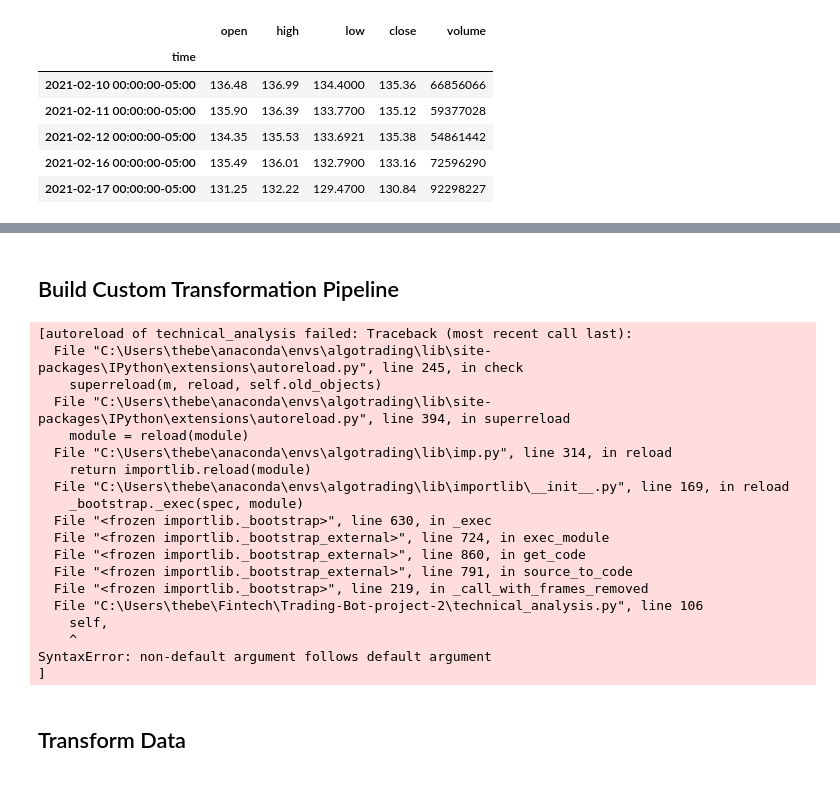
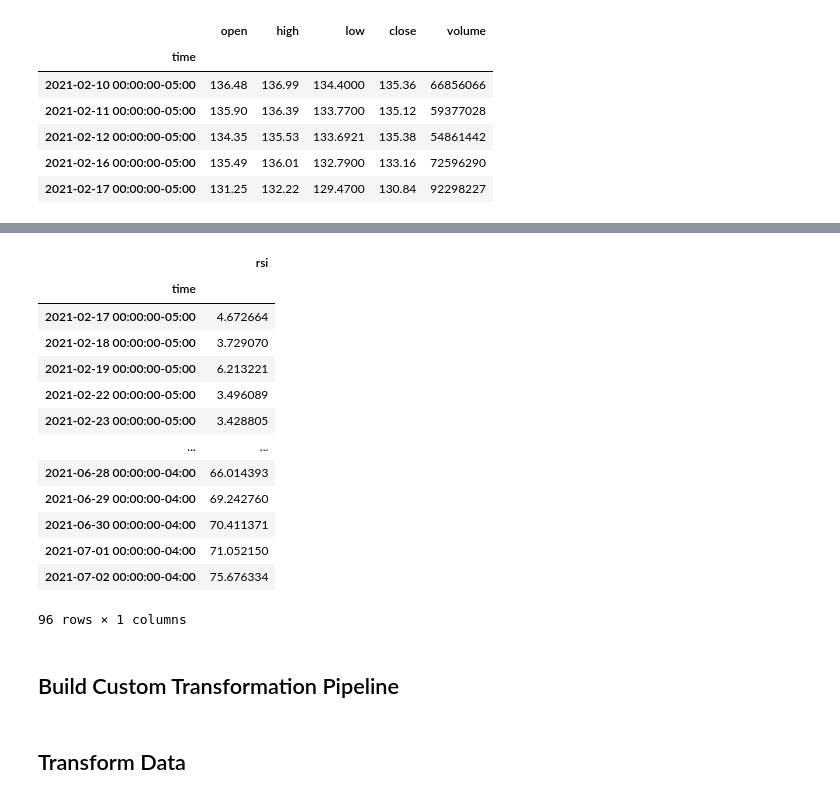
Before and after one commit to 44nash/Trading-Bot-project-2, a Jupyter notebook: pipeline_exploration.ipynb, the cells around one changed output, grey strips where cells are left out. Cells and saved outputs as stored; diff of their text form; code cells hidden in the pictures.

```diff
--- a/pipeline_exploration.ipynb
+++ b/pipeline_exploration.ipynb
@@ -148,3 +175,41 @@ ticker.head(5)
+# %%
+def get_rsi(close, lookback):
+    ret = close.diff()
+    up = []
+    down = []
+    for i in range(len(ret)):
+        if ret[i] < 0:
+            up.append(0)
+            down.append(ret[i])
+        else:
+            up.append(ret[i])
+            down.append(0)
+    up_series = pd.Series(up)
+    down_series = pd.Series(down).abs()
+    up_ewm = up_series.ewm(com = lookback - 1, adjust = False).mean()
+    down_ewm = down_series.ewm(com = lookback - 1, adjust = False).mean()
+    rs = up_ewm/down_ewm
+    rsi = 100 - (100 / (1 + rs))
+    rsi_df = pd.DataFrame(rsi).rename(columns = {0:'rsi'}).set_index(close.index)
+    rsi_df = rsi_df.dropna()
+    return rsi_df[3:]
+# %%
+get_rsi(ticker['close'], lookback=14)
+# %% [output]
+|  | rsi |
+| time |  |
+| 2021-02-17 00:00:00-05:00 | 4.672664 |
+| 2021-02-18 00:00:00-05:00 | 3.729070 |
+| 2021-02-19 00:00:00-05:00 | 6.213221 |
+| 2021-02-22 00:00:00-05:00 | 3.496089 |
+| 2021-02-23 00:00:00-05:00 | 3.428805 |
+| ... | ... |
+| 2021-06-28 00:00:00-04:00 | 66.014393 |
+| 2021-06-29 00:00:00-04:00 | 69.242760 |
+| 2021-06-30 00:00:00-04:00 | 70.411371 |
+| 2021-07-01 00:00:00-04:00 | 71.052150 |
+| 2021-07-02 00:00:00-04:00 | 75.676334 |
+96 rows × 1 columns
 # %% [markdown]
 ## Build Custom Transformation Pipeline
 # %%
@@ -159,28 +224,8 @@ pipeline = Pipeline([
     ('fibonacci retracement', MarcusIndicators(ma_type='fibonacci retracement', window=20)),
     ('bollinger_band', BennyIndicators(indicator='bollinger_bands', bb_window=20)),
     ('rsi', BennyIndicators(indicator='rsi', lookback=14)),
-    ('macd', BennyIndicators(indicator='macd', slow=26, fast=12, smooth=9))
+    ('macd', BennyIndicators(indicator='macd'))
 ])
-# %% [output]
-[autoreload of technical_analysis failed: Traceback (most recent call last):
-  File "C:\Users\thebe\anaconda\envs\algotrading\lib\site-packages\IPython\extensions\autoreload.py", line 245, in check
-    superreload(m, reload, self.old_objects)
-  File "C:\Users\thebe\anaconda\envs\algotrading\lib\site-packages\IPython\extensions\autoreload.py", line 394, in superreload
-    module = reload(module)
-  File "C:\Users\thebe\anaconda\envs\algotrading\lib\imp.py", line 314, in reload
-    return importlib.reload(module)
-  File "C:\Users\thebe\anaconda\envs\algotrading\lib\importlib\__init__.py", line 169, in reload
-    _bootstrap._exec(spec, module)
-  File "<frozen importlib._bootstrap>", line 630, in _exec
-  File "<frozen importlib._bootstrap_external>", line 724, in exec_module
-  File "<frozen importlib._bootstrap_external>", line 860, in get_code
-  File "<frozen importlib._bootstrap_external>", line 791, in source_to_code
-  File "<frozen importlib._bootstrap>", line 219, in _call_with_frames_removed
-  File "C:\Users\thebe\Fintech\Trading-Bot-project-2\technical_analysis.py", line 106
-    self,
-    ^
-SyntaxError: non-default argument follows default argument
-]
 # %% [markdown]
 ## Transform Data
 # %%
```
Also changed, not shown: parts of 15 cells of this notebook, 1 other file.
